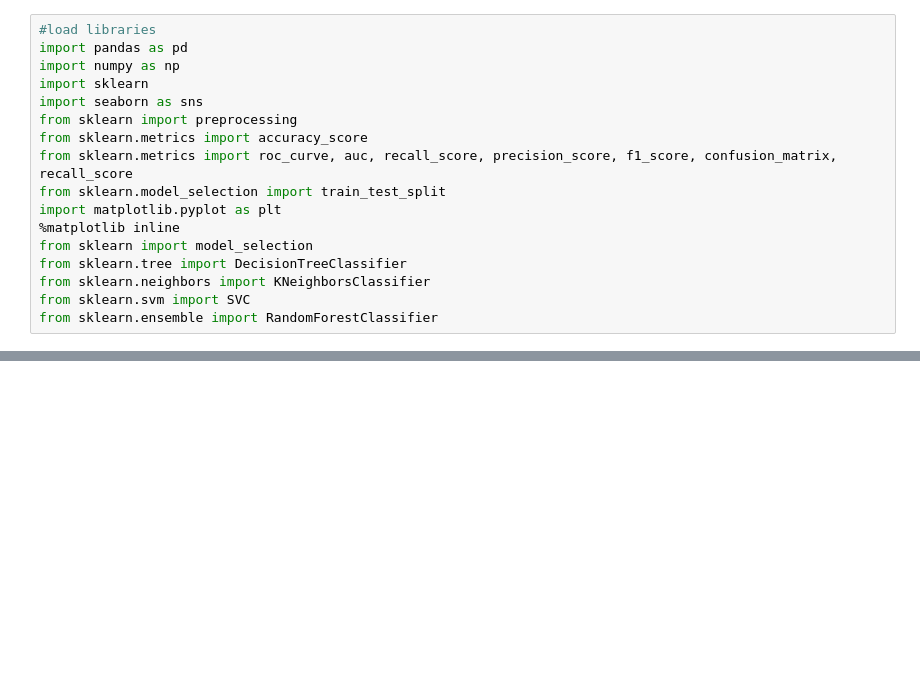
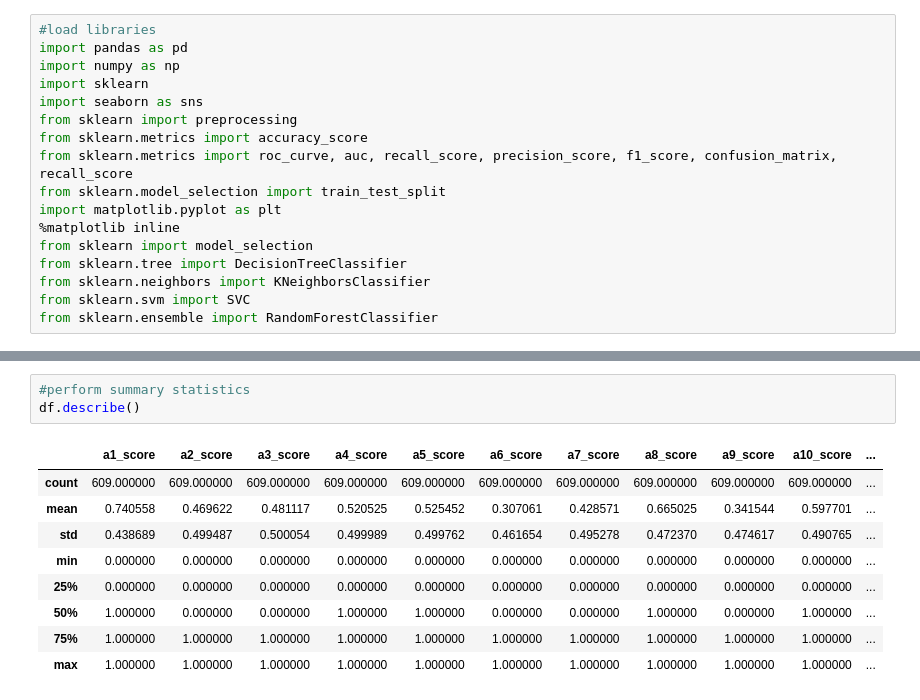
Before and after one commit to edimaudo/Python-projects, a Jupyter notebook: portfolio/autism/autism.ipynb, the cells around one changed output, grey strips where cells are left out. Saved outputs shown, nothing was run; the diff lists cells and outputs as text; blank space fills up the shorter version.

```diff
--- a/portfolio/autism/autism.ipynb
+++ b/portfolio/autism/autism.ipynb
@@ -25,0 +52,13 @@ df.columns = ['class','age','sex','steroid','antivirals','fatigue','malaise',
+# %%
+#perform summary statistics
+df.describe()
+# %% [output]
+|  | a1_score | a2_score | a3_score | a4_score | a5_score | a6_score | a7_score | a8_score | a9_score | a10_score | ... |
+| count | 609.000000 | 609.000000 | 609.000000 | 609.000000 | 609.000000 | 609.000000 | 609.000000 | 609.000000 | 609.000000 | 609.000000 | ... |
+| mean | 0.740558 | 0.469622 | 0.481117 | 0.520525 | 0.525452 | 0.307061 | 0.428571 | 0.665025 | 0.341544 | 0.597701 | ... |
+| std | 0.438689 | 0.499487 | 0.500054 | 0.499989 | 0.499762 | 0.461654 | 0.495278 | 0.472370 | 0.474617 | 0.490765 | ... |
+| min | 0.000000 | 0.000000 | 0.000000 | 0.000000 | 0.000000 | 0.000000 | 0.000000 | 0.000000 | 0.000000 | 0.000000 | ... |
+| 25% | 0.000000 | 0.000000 | 0.000000 | 0.000000 | 0.000000 | 0.000000 | 0.000000 | 0.000000 | 0.000000 | 0.000000 | ... |
+| 50% | 1.000000 | 0.000000 | 0.000000 | 1.000000 | 1.000000 | 0.000000 | 0.000000 | 1.000000 | 0.000000 | 1.000000 | ... |
+| 75% | 1.000000 | 1.000000 | 1.000000 | 1.000000 | 1.000000 | 1.000000 | 1.000000 | 1.000000 | 1.000000 | 1.000000 | ... |
+| max | 1.000000 | 1.000000 | 1.000000 | 1.000000 | 1.000000 | 1.000000 | 1.000000 | 1.000000 | 1.000000 | 1.000000 | ... |
```
Also changed, not shown: parts of 10 cells of this notebook.
